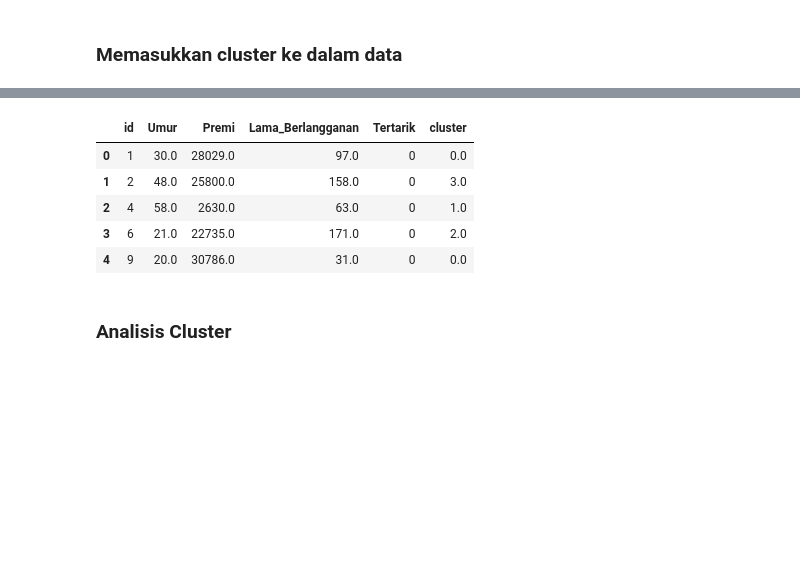
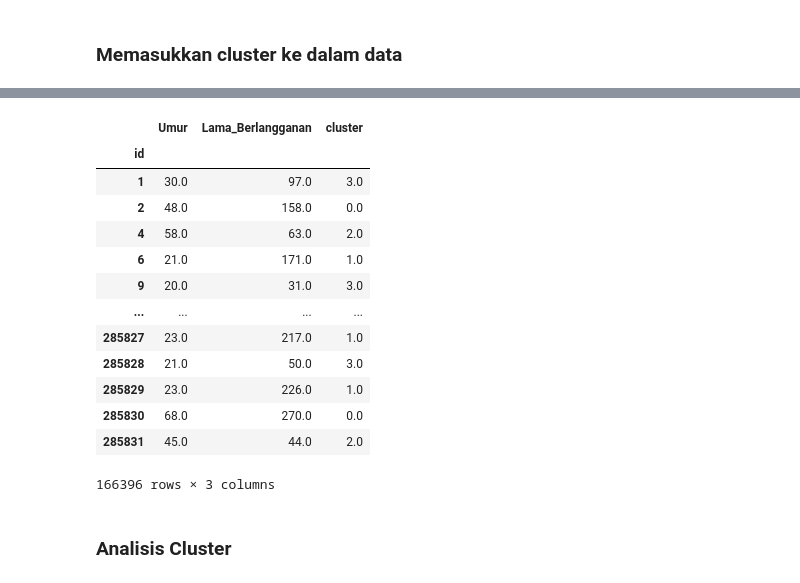
Before and after one commit to kaenova/Malin_Tubes1, a Jupyter notebook: notebooks/Pembelajaran Mesin Tugas Besar 1.ipynb, the cells around one changed output, grey strips where cells are left out. Cells and saved outputs as stored; diff of their text form; code cells hidden in the pictures; blank space fills up the shorter version.

Commit message:
Umur dan Lama Berlangganan Analysis

```diff
--- a/notebooks/Pembelajaran Mesin Tugas Besar 1.ipynb
+++ b/notebooks/Pembelajaran Mesin Tugas Besar 1.ipynb
@@ -524,0 +476,6 @@ df_asli.head()
+# %%
+df_sementara = pd.read_csv("../data/processed/input_processed.csv", index_col="id")
+df_sementara.drop(axis=1, columns="Premi", inplace=True)
+df_sementara.head()
+df_processed = df_sementara.copy()
+df_processed
@@ -543,13 +515,21 @@ obj
    'cluster': array([2., 1., 9., ..., 7., 0., 8.]),
    'inertia': 51981.71957852626}}}
 # %%
-df_asli["cluster"] = obj["k_runs"][4]["cluster"]
-df_asli.head()
+df_processed["cluster"] = obj["k_runs"][4]["cluster"]
+df_processed
 # %% [output]
-|  | id | Umur | Premi | Lama_Berlangganan | Tertarik | cluster |
-| 0 | 1 | 30.0 | 28029.0 | 97.0 | 0 | 0.0 |
-| 1 | 2 | 48.0 | 25800.0 | 158.0 | 0 | 3.0 |
-| 2 | 4 | 58.0 | 2630.0 | 63.0 | 0 | 1.0 |
-| 3 | 6 | 21.0 | 22735.0 | 171.0 | 0 | 2.0 |
-| 4 | 9 | 20.0 | 30786.0 | 31.0 | 0 | 0.0 |
+|  | Umur | Lama_Berlangganan | cluster |
+| id |  |  |  |
+| 1 | 30.0 | 97.0 | 3.0 |
+| 2 | 48.0 | 158.0 | 0.0 |
+| 4 | 58.0 | 63.0 | 2.0 |
+| 6 | 21.0 | 171.0 | 1.0 |
+| 9 | 20.0 | 31.0 | 3.0 |
+| ... | ... | ... | ... |
+| 285827 | 23.0 | 217.0 | 1.0 |
+| 285828 | 21.0 | 50.0 | 3.0 |
+| 285829 | 23.0 | 226.0 | 1.0 |
+| 285830 | 68.0 | 270.0 | 0.0 |
+| 285831 | 45.0 | 44.0 | 2.0 |
+166396 rows × 3 columns
 # %%
```
Also changed, not shown: parts of 24 cells of this notebook, 2 other files.
